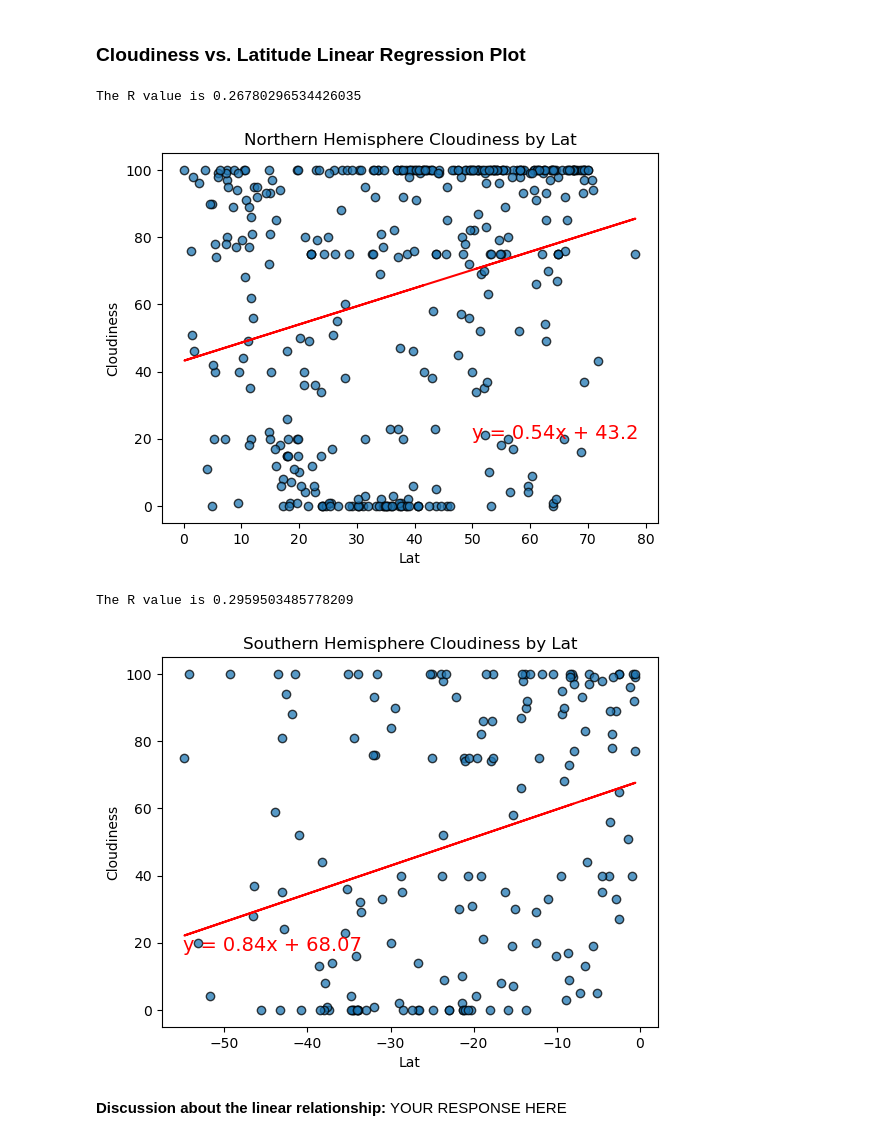
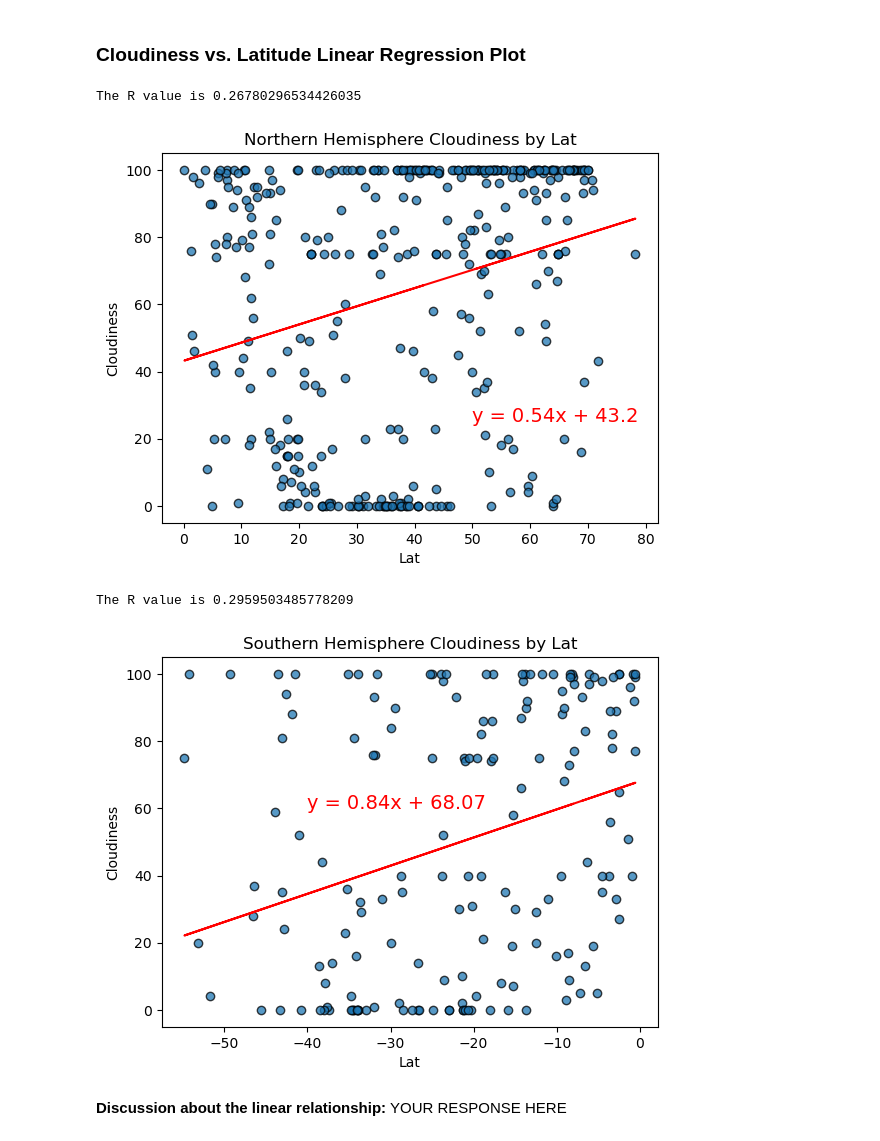
Before and after one commit to rfe123/umn_data_python_api_challenge, a Jupyter notebook: starter_code/WeatherPy.ipynb, the cells around one changed output. Cells and saved outputs as stored; diff of their text form; code cells hidden in the pictures.

```diff
--- a/starter_code/WeatherPy.ipynb
+++ b/starter_code/WeatherPy.ipynb
@@ -420,7 +420,7 @@ regr = get_regression(northern_hemi_df[x_var], northern_hemi_df[y_var])
 
 plt.scatter(northern_hemi_df[x_var], northern_hemi_df[y_var], alpha=0.75, edgecolors='black')
 plt.plot(northern_hemi_df[x_var], regr['reg_plot'], color='red')
-plt.annotate(regr['eq_str'], (50,20), fontsize=14, color='red')
+plt.annotate(regr['eq_str'], (50,25), fontsize=14, color='red')
 plt.title(f"Northern Hemisphere {y_var} by {x_var}")
 plt.xlabel(x_var)
 plt.ylabel(y_var)
@@ -429,24 +429,24 @@ print(f"The R value is {regr['rvalue']}")
 plt.show()
 # %% [output]
 The R value is 0.26780296534426035
-[figure, old version]
+[figure, new version]
 # %%
 # Southern Hemisphere
 # Linear regression on Southern Hemisphere
 regr = get_regression(southern_hemi_df[x_var], southern_hemi_df[y_var])
 
 plt.scatter(southern_hemi_df[x_var], southern_hemi_df[y_var], alpha=0.75, edgecolors='black')
 plt.plot(southern_hemi_df[x_var], regr['reg_plot'], color='red')
-plt.annotate(regr['eq_str'], (-55, 17.5), fontsize=14, color='red')
+plt.annotate(regr['eq_str'], (-40, 60), fontsize=14, color='red')
 plt.title(f"Southern Hemisphere {y_var} by {x_var}")
 plt.xlabel(x_var)
 plt.ylabel(y_var)
 
 print(f"The R value is {regr['rvalue']}")
 plt.show()
 # %% [output]
 The R value is 0.2959503485778209
-[figure, old version]
+[figure, new version]
 # %% [markdown]
 **Discussion about the linear relationship:** YOUR RESPONSE HERE
 # %% [markdown]
```
Also changed, not shown: parts of 6 cells of this notebook.
